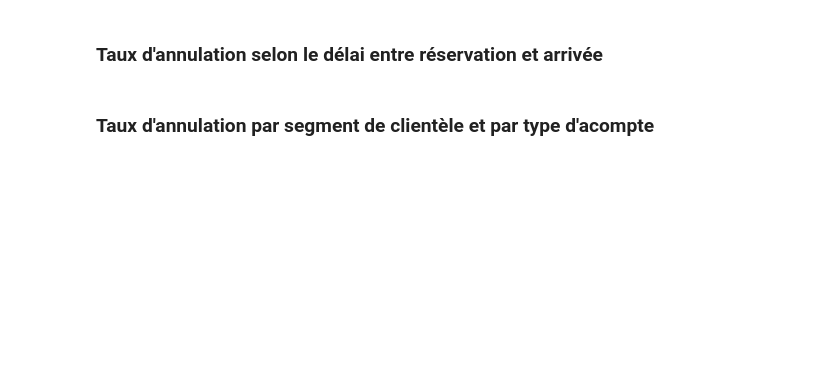
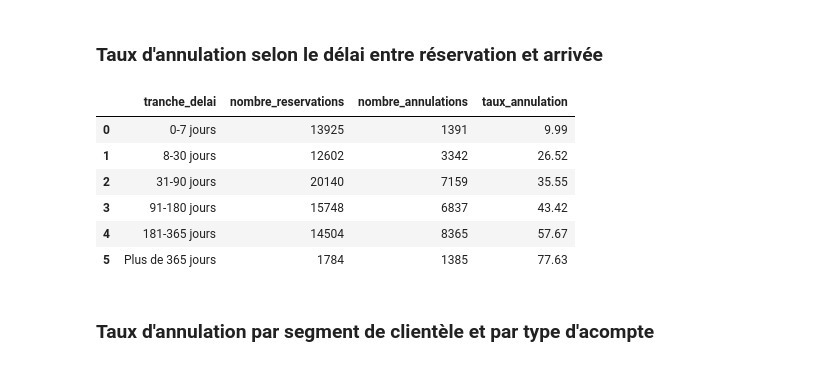
Before and after one commit to hamzaAlhousseini/M1-B1-annulation-v2-Hamza, a Jupyter notebook: notebooks/01_exploration.ipynb, the cells around one changed output. Cells and saved outputs as stored; diff of their text form; code cells hidden in the pictures; blank space fills up the shorter version.

```diff
--- a/notebooks/01_exploration.ipynb
+++ b/notebooks/01_exploration.ipynb
@@ -49,2 +136,40 @@ query = text("""
+# %%
+# # Taux d'annulation selon le délai entre réservation et arrivée
+query = text("""
+    SELECT
+        CASE
+            WHEN lead_time BETWEEN 0 AND 7 THEN '0-7 jours'
+            WHEN lead_time BETWEEN 8 AND 30 THEN '8-30 jours'
+            WHEN lead_time BETWEEN 31 AND 90 THEN '31-90 jours'
+            WHEN lead_time BETWEEN 91 AND 180 THEN '91-180 jours'
+            WHEN lead_time BETWEEN 181 AND 365 THEN '181-365 jours'
+            ELSE 'Plus de 365 jours'
+        END AS tranche_delai,
+
+        COUNT(*) AS nombre_reservations,
+        SUM(is_canceled) AS nombre_annulations,
+
+        ROUND(
+            SUM(is_canceled) * 100.0 / COUNT(*),
+            2
+        ) AS taux_annulation
+
+    FROM reservations
+    GROUP BY tranche_delai
+    ORDER BY MIN(lead_time)
+""")
+
+# Exécuter la requête et afficher les résultats
+df_delai = pd.read_sql(query, engine)
+
+df_delai
+# %% [output]
+|  | tranche_delai | nombre_reservations | nombre_annulations | taux_annulation |
+| 0 | 0-7 jours | 13925 | 1391 | 9.99 |
+| 1 | 8-30 jours | 12602 | 3342 | 26.52 |
+| 2 | 31-90 jours | 20140 | 7159 | 35.55 |
+| 3 | 91-180 jours | 15748 | 6837 | 43.42 |
+| 4 | 181-365 jours | 14504 | 8365 | 57.67 |
+| 5 | Plus de 365 jours | 1784 | 1385 | 77.63 |
 # %% [markdown]
 ### Taux d'annulation par segment de clientèle et par type d'acompte
```
Also changed, not shown: parts of 14 cells of this notebook, 3 other files.
